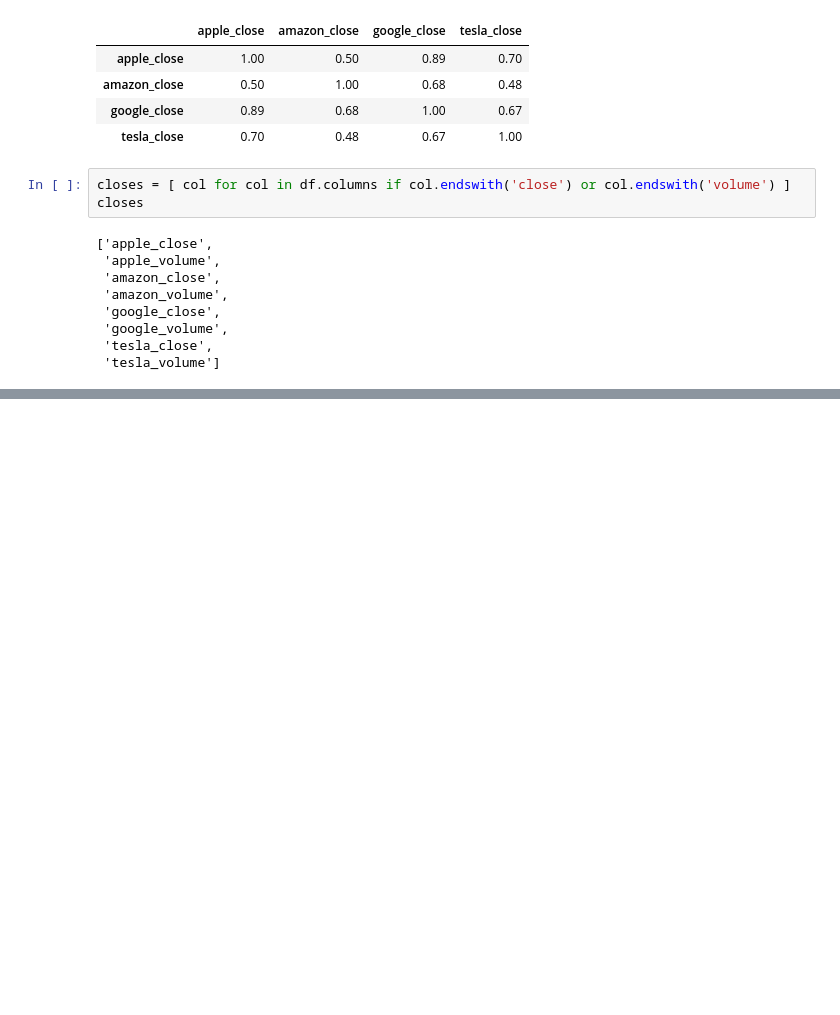
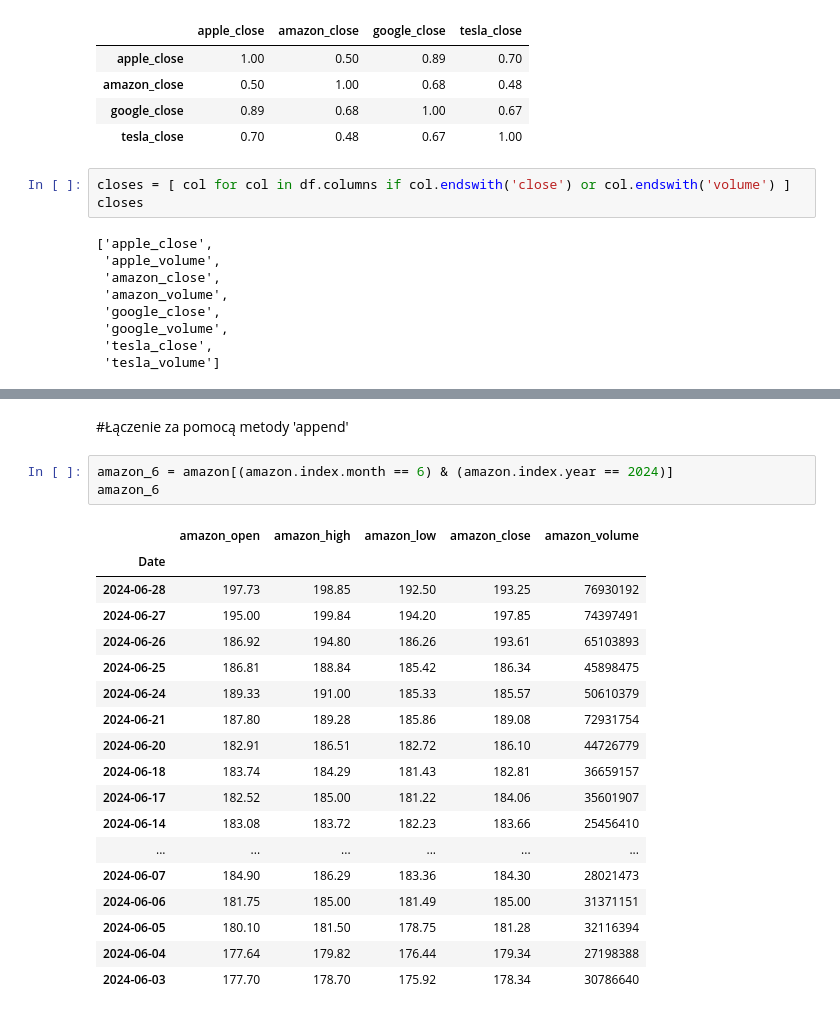
Before and after one commit to rafpank/Colab, a Jupyter notebook: data_science_bootcamp /wprowadzenie/04_1_laczenie_danych.ipynb, the cells around one changed output, grey strips where cells are left out. Saved outputs shown, nothing was run; the diff lists cells and outputs as text; blank space fills up the shorter version.

Commit message:
Utworzono za pomocą Colab

```diff
--- a/data_science_bootcamp /wprowadzenie/04_1_laczenie_danych.ipynb
+++ b/data_science_bootcamp /wprowadzenie/04_1_laczenie_danych.ipynb
@@ -152,0 +185,24 @@ closes
+# %% [markdown]
+#Łączenie za pomocą metody 'append'
+# %%
+amazon_6 = amazon[(amazon.index.month == 6) & (amazon.index.year == 2024)]
+amazon_6
+# %% [output]
+|  | amazon_open | amazon_high | amazon_low | amazon_close | amazon_volume |
+| Date |  |  |  |  |  |
+| 2024-06-28 | 197.73 | 198.85 | 192.50 | 193.25 | 76930192 |
+| 2024-06-27 | 195.00 | 199.84 | 194.20 | 197.85 | 74397491 |
+| 2024-06-26 | 186.92 | 194.80 | 186.26 | 193.61 | 65103893 |
+| 2024-06-25 | 186.81 | 188.84 | 185.42 | 186.34 | 45898475 |
+| 2024-06-24 | 189.33 | 191.00 | 185.33 | 185.57 | 50610379 |
+| 2024-06-21 | 187.80 | 189.28 | 185.86 | 189.08 | 72931754 |
+| 2024-06-20 | 182.91 | 186.51 | 182.72 | 186.10 | 44726779 |
+| 2024-06-18 | 183.74 | 184.29 | 181.43 | 182.81 | 36659157 |
+| 2024-06-17 | 182.52 | 185.00 | 181.22 | 184.06 | 35601907 |
+| 2024-06-14 | 183.08 | 183.72 | 182.23 | 183.66 | 25456410 |
+| ... | ... | ... | ... | ... | ... |
+| 2024-06-07 | 184.90 | 186.29 | 183.36 | 184.30 | 28021473 |
+| 2024-06-06 | 181.75 | 185.00 | 181.49 | 185.00 | 31371151 |
+| 2024-06-05 | 180.10 | 181.50 | 178.75 | 181.28 | 32116394 |
+| 2024-06-04 | 177.64 | 179.82 | 176.44 | 179.34 | 27198388 |
+| 2024-06-03 | 177.70 | 178.70 | 175.92 | 178.34 | 30786640 |
```
Also changed, not shown: parts of 8 cells of this notebook.
